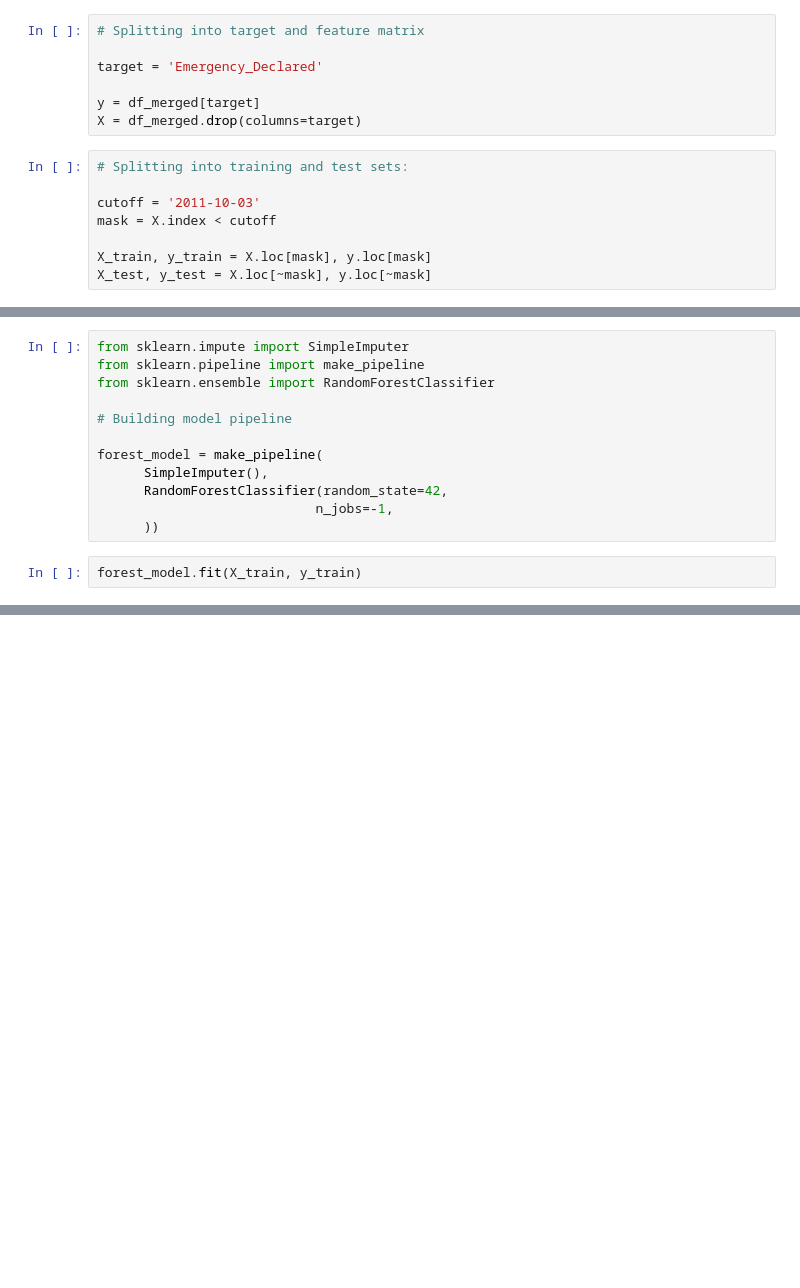
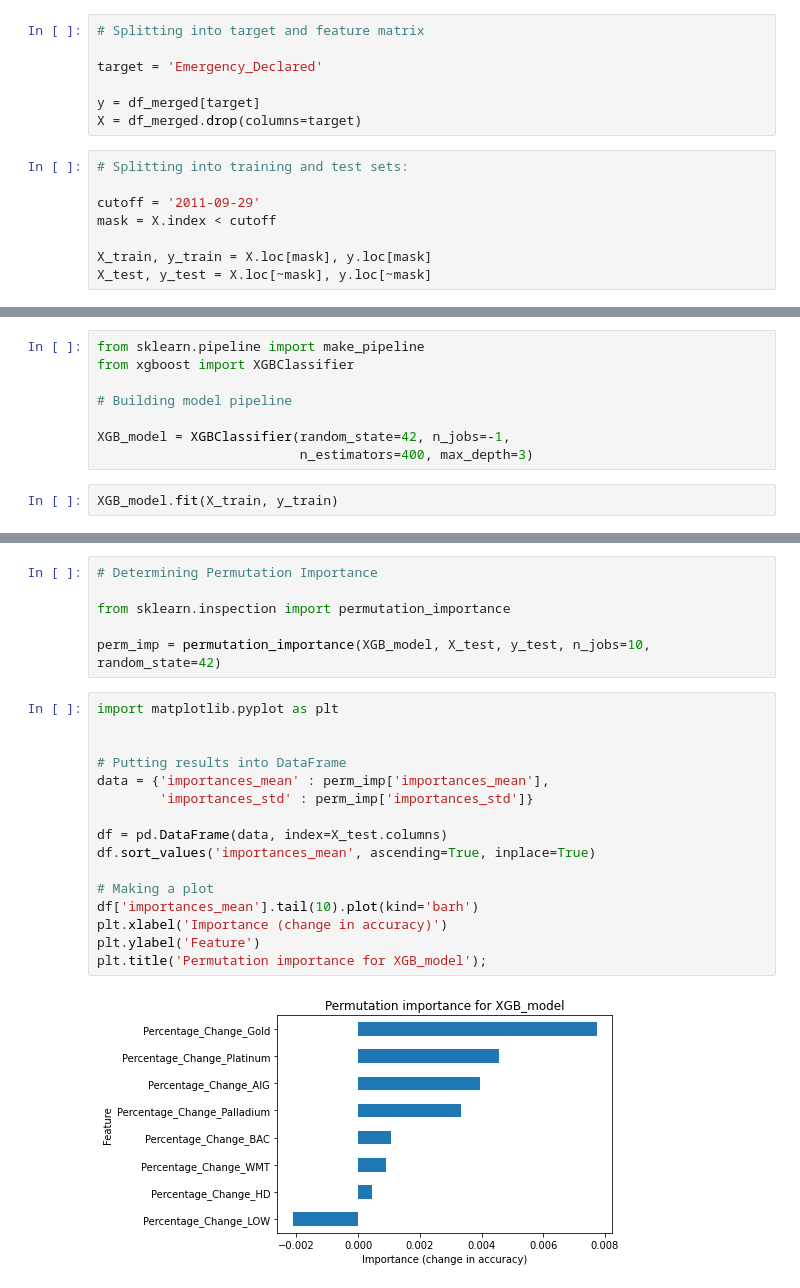
Before and after one commit to Collin-Campbell/BuildWeek2, a Jupyter notebook: project.ipynb, the cells around one changed output, grey strips where cells are left out. Cells and saved outputs as stored; diff of their text form; blank space fills up the shorter version.

```diff
--- a/project.ipynb
+++ b/project.ipynb
@@ -116,7 +199,7 @@ X = df_merged.drop(columns=target)
 # %%
 # Splitting into training and test sets:
 
-cutoff = '2011-10-03'
+cutoff = '2011-09-29'
 mask = X.index < cutoff
 
 X_train, y_train = X.loc[mask], y.loc[mask]
@@ -134,15 +223,11 @@ Baseline Accuracy: 0.771832032701598
 # %%
-from sklearn.impute import SimpleImputer
 from sklearn.pipeline import make_pipeline
-from sklearn.ensemble import RandomForestClassifier
+from xgboost import XGBClassifier
 
 # Building model pipeline
 
-forest_model = make_pipeline(
-      SimpleImputer(),
-      RandomForestClassifier(random_state=42,
-                            n_jobs=-1,
-      ))
+XGB_model = XGBClassifier(random_state=42, n_jobs=-1,
+                          n_estimators=400, max_depth=3)
 # %%
-forest_model.fit(X_train, y_train)
+XGB_model.fit(X_train, y_train)
 # %% [output]
@@ -174,0 +249,24 @@ FOREST: Testing Accuracy: 0.789261744966443
+# %%
+# Determining Permutation Importance
+
+from sklearn.inspection import permutation_importance
+
+perm_imp = permutation_importance(XGB_model, X_test, y_test, n_jobs=10, random_state=42)
+# %%
+import matplotlib.pyplot as plt
+
+
+# Putting results into DataFrame
+data = {'importances_mean' : perm_imp['importances_mean'],
+        'importances_std' : perm_imp['importances_std']}
+
+df = pd.DataFrame(data, index=X_test.columns)
+df.sort_values('importances_mean', ascending=True, inplace=True)
+
+# Making a plot
+df['importances_mean'].tail(10).plot(kind='barh')
+plt.xlabel('Importance (change in accuracy)')
+plt.ylabel('Feature')
+plt.title('Permutation importance for XGB_model');
+# %% [output]
+[figure, added]
```
Also changed, not shown: parts of 31 cells of this notebook.
